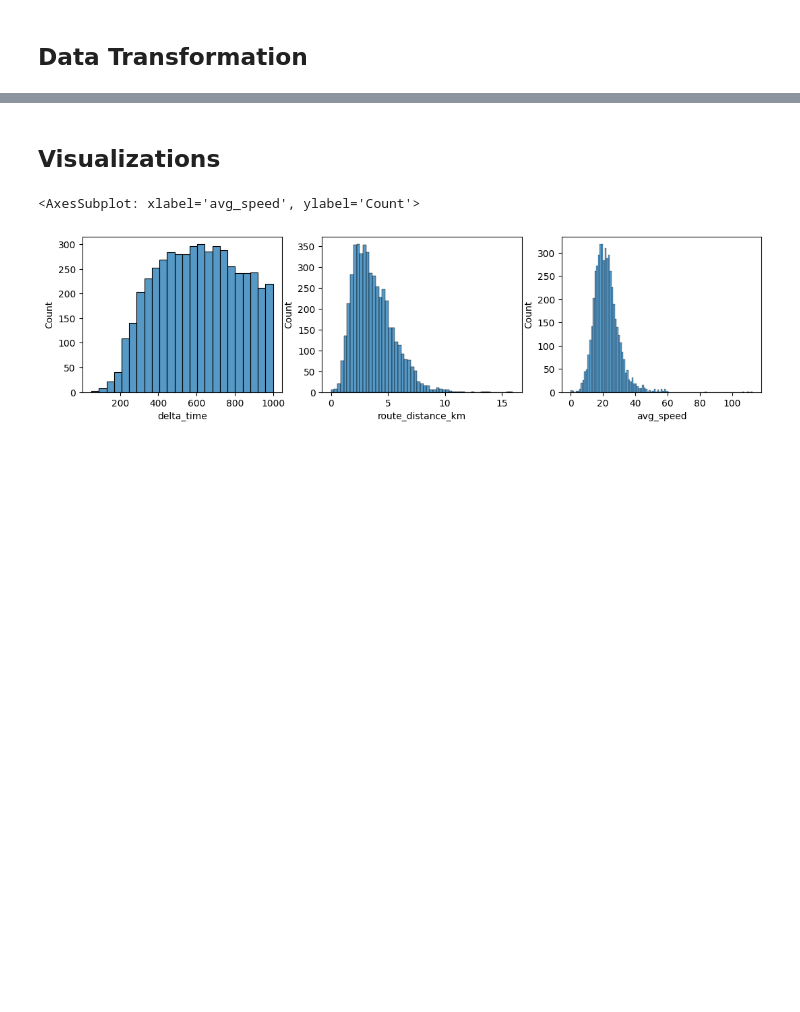
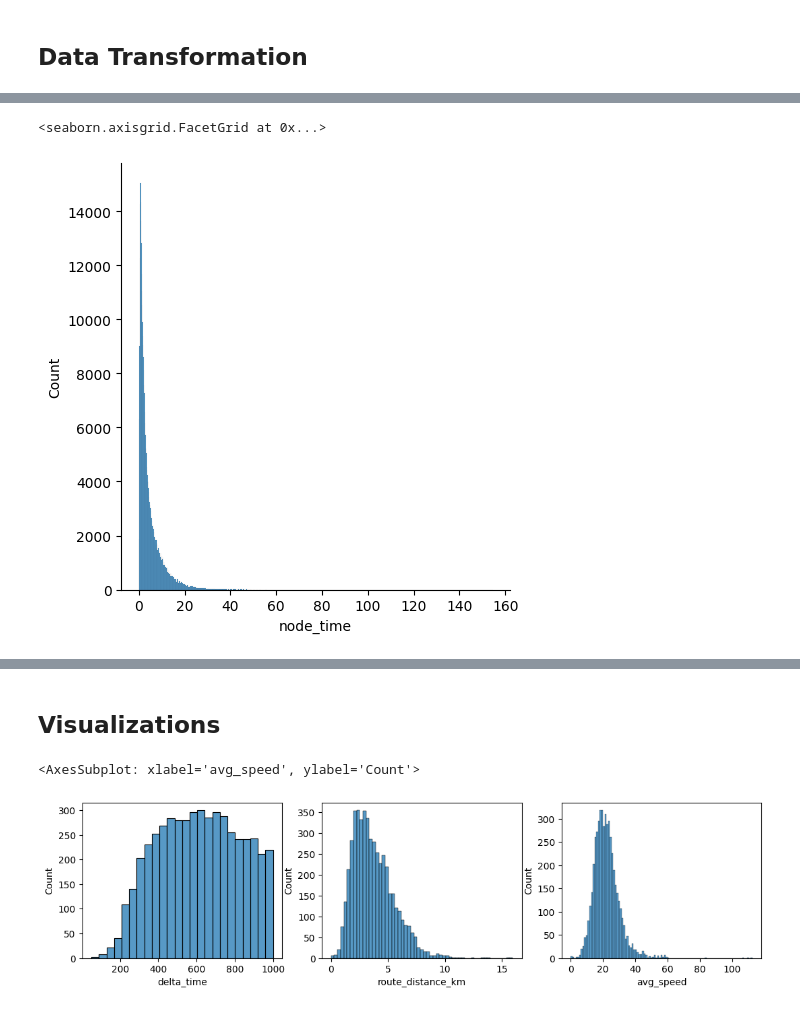
Before and after one commit to SlivoviyBarsik/INT20H-lazy_lizard, a Jupyter notebook: analysis.ipynb, the cells around one changed output, grey strips where cells are left out. Cells and saved outputs as stored; diff of their text form; code cells hidden in the pictures; blank space fills up the shorter version.

```diff
--- a/analysis.ipynb
+++ b/analysis.ipynb
@@ -23,4 +27,8 @@ orders["avg_speed"] = orders.route_distance_km / (orders.delta_time / 3600)
 # %%
 nodes["node_time"] = nodes.distance / ((5 / 18) * nodes.speed)
+sns.displot(nodes.node_time)
+# %% [output]
+<seaborn.axisgrid.FacetGrid at 0x...>
+[figure, added]
 # %%
 nodes["nodes_concat"] = nodes['node_start'].astype('str') + nodes['node_finish'].astype('str')
```
Also changed, not shown: parts of 17 cells of this notebook, 11 other files.
